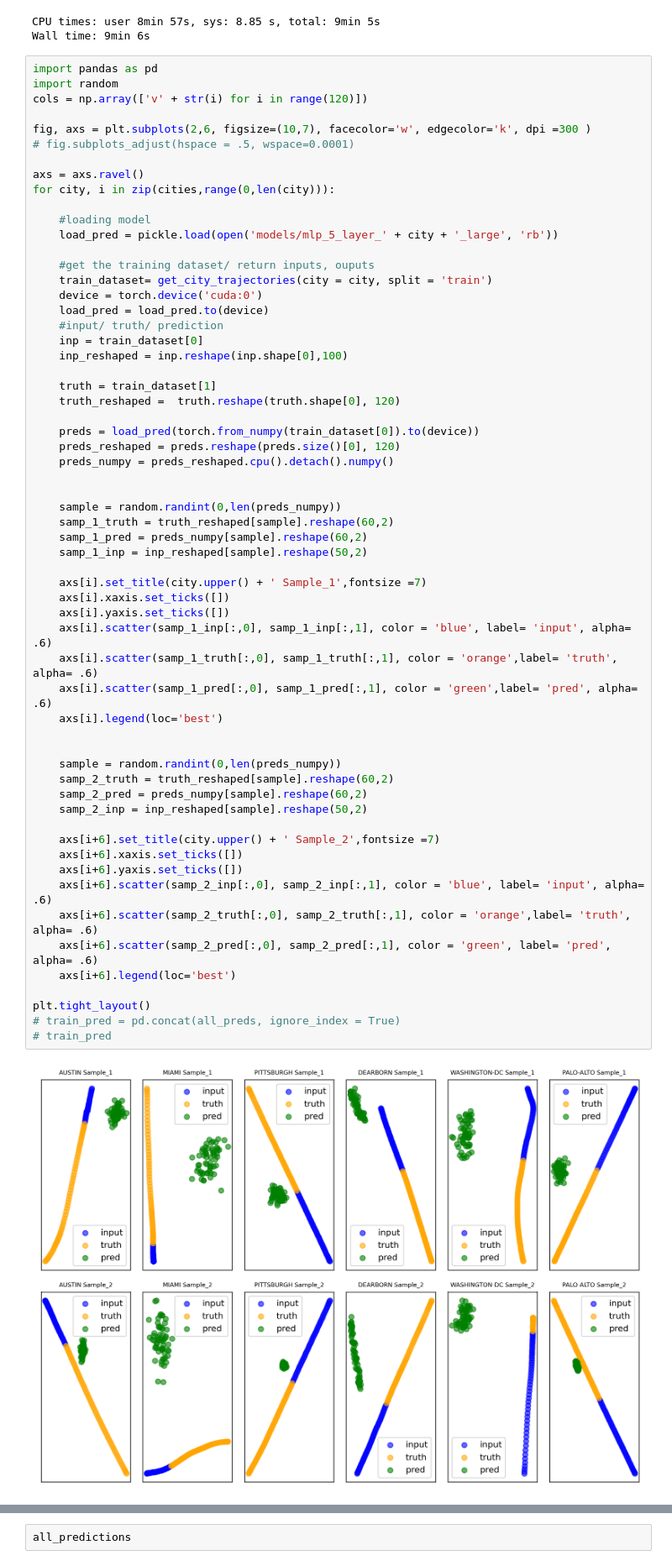
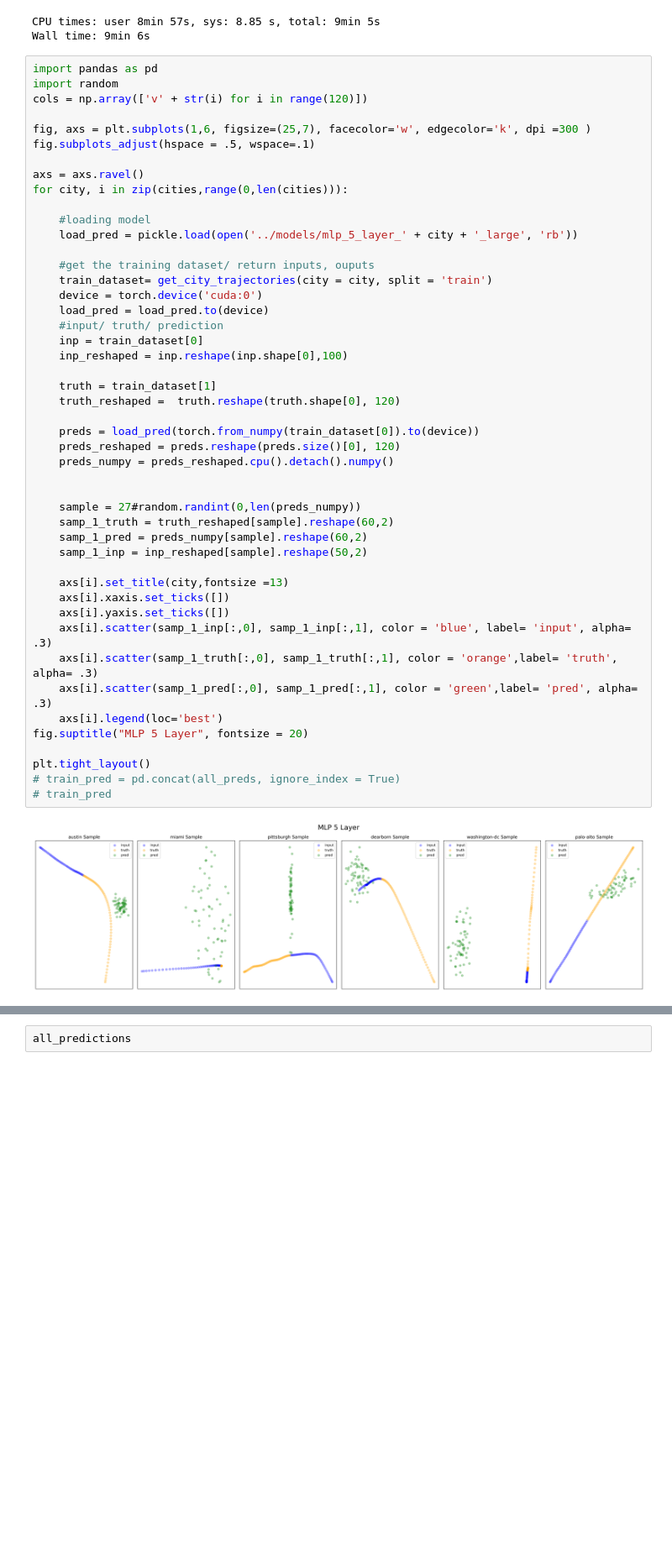
Before and after one commit to cepan/Autonomous_Vehicle_Trajectory_Prediction, a Jupyter notebook: argo2/mlp/mlp_5_layer_large.ipynb, the cells around one changed output, grey strips where cells are left out. Shown at 84% size. Saved outputs shown, nothing was run; the diff lists cells and outputs as text; blank space fills up the shorter version.

```diff
--- a/argo2/mlp/mlp_5_layer_large.ipynb
+++ b/argo2/mlp/mlp_5_layer_large.ipynb
@@ -347,63 +344,50 @@ import pandas as pd
 import random
 cols = np.array(['v' + str(i) for i in range(120)])
 
-fig, axs = plt.subplots(2,6, figsize=(10,7), facecolor='w', edgecolor='k', dpi =300 )
-# fig.subplots_adjust(hspace = .5, wspace=0.0001)
+fig, axs = plt.subplots(1,6, figsize=(25,7), facecolor='w', edgecolor='k', dpi =300 )
+fig.subplots_adjust(hspace = .5, wspace=.1)
 
 axs = axs.ravel()
-for city, i in zip(cities,range(0,len(city))):
+for city, i in zip(cities,range(0,len(cities))):
 
     #loading model
-    load_pred = pickle.load(open('models/mlp_5_layer_' + city + '_large', 'rb'))
+    load_pred = pickle.load(open('../models/mlp_5_layer_' + city + '_large', 'rb'))
 
     #get the training dataset/ return inputs, ouputs
     train_dataset= get_city_trajectories(city = city, split = 'train')
     device = torch.device('cuda:0')
     load_pred = load_pred.to(device)
     #input/ truth/ prediction
     inp = train_dataset[0]
     inp_reshaped = inp.reshape(inp.shape[0],100)
 
     truth = train_dataset[1]
     truth_reshaped =  truth.reshape(truth.shape[0], 120)
 
     preds = load_pred(torch.from_numpy(train_dataset[0]).to(device))
     preds_reshaped = preds.reshape(preds.size()[0], 120)
     preds_numpy = preds_reshaped.cpu().detach().numpy()
 
 
-    sample = random.randint(0,len(preds_numpy))
+    sample = 27#random.randint(0,len(preds_numpy))
     samp_1_truth = truth_reshaped[sample].reshape(60,2)
     samp_1_pred = preds_numpy[sample].reshape(60,2)
     samp_1_inp = inp_reshaped[sample].reshape(50,2)
 
-    axs[i].set_title(city.upper() + ' Sample_1',fontsize =7)
+    axs[i].set_title(city,fontsize =13)
     axs[i].xaxis.set_ticks([])
     axs[i].yaxis.set_ticks([])
-    axs[i].scatter(samp_1_inp[:,0], samp_1_inp[:,1], color = 'blue', label= 'input', alpha= .6)
-    axs[i].scatter(samp_1_truth[:,0], samp_1_truth[:,1], color = 'orange',label= 'truth', alpha= .6)
-    axs[i].scatter(samp_1_pred[:,0], samp_1_pred[:,1], color = 'green',label= 'pred', alpha= .6)
+    axs[i].scatter(samp_1_inp[:,0], samp_1_inp[:,1], color = 'blue', label= 'input', alpha= .3)
+    axs[i].scatter(samp_1_truth[:,0], samp_1_truth[:,1], color = 'orange',label= 'truth', alpha= .3)
+    axs[i].scatter(samp_1_pred[:,0], samp_1_pred[:,1], color = 'green',label= 'pred', alpha= .3)
     axs[i].legend(loc='best')
-
-
-    sample = random.randint(0,len(preds_numpy))
-    samp_2_truth = truth_reshaped[sample].reshape(60,2)
-    samp_2_pred = preds_numpy[sample].reshape(60,2)
-    samp_2_inp = inp_reshaped[sample].reshape(50,2)
-
-    axs[i+6].set_title(city.upper() + ' Sample_2',fontsize =7)
-    axs[i+6].xaxis.set_ticks([])
-    axs[i+6].yaxis.set_ticks([])
-    axs[i+6].scatter(samp_2_inp[:,0], samp_2_inp[:,1], color = 'blue', label= 'input', alpha= .6)
-    axs[i+6].scatter(samp_2_truth[:,0], samp_2_truth[:,1], color = 'orange',label= 'truth', alpha= .6)
-    axs[i+6].scatter(samp_2_pred[:,0], samp_2_pred[:,1], color = 'green', label= 'pred', alpha= .6)
-    axs[i+6].legend(loc='best')
+fig.suptitle("MLP 5 Layer", fontsize = 20)
 
 plt.tight_layout()
 # train_pred = pd.concat(all_preds, ignore_index = True)
 # train_pred
 # %% [output]
-[figure, old version]
+[figure, new version]
 # %%
 cols = np.array(['v' + str(i) for i in range(120)])
 all_preds = []
```
Also changed, not shown: parts of 2 cells of this notebook, 1 other file.
